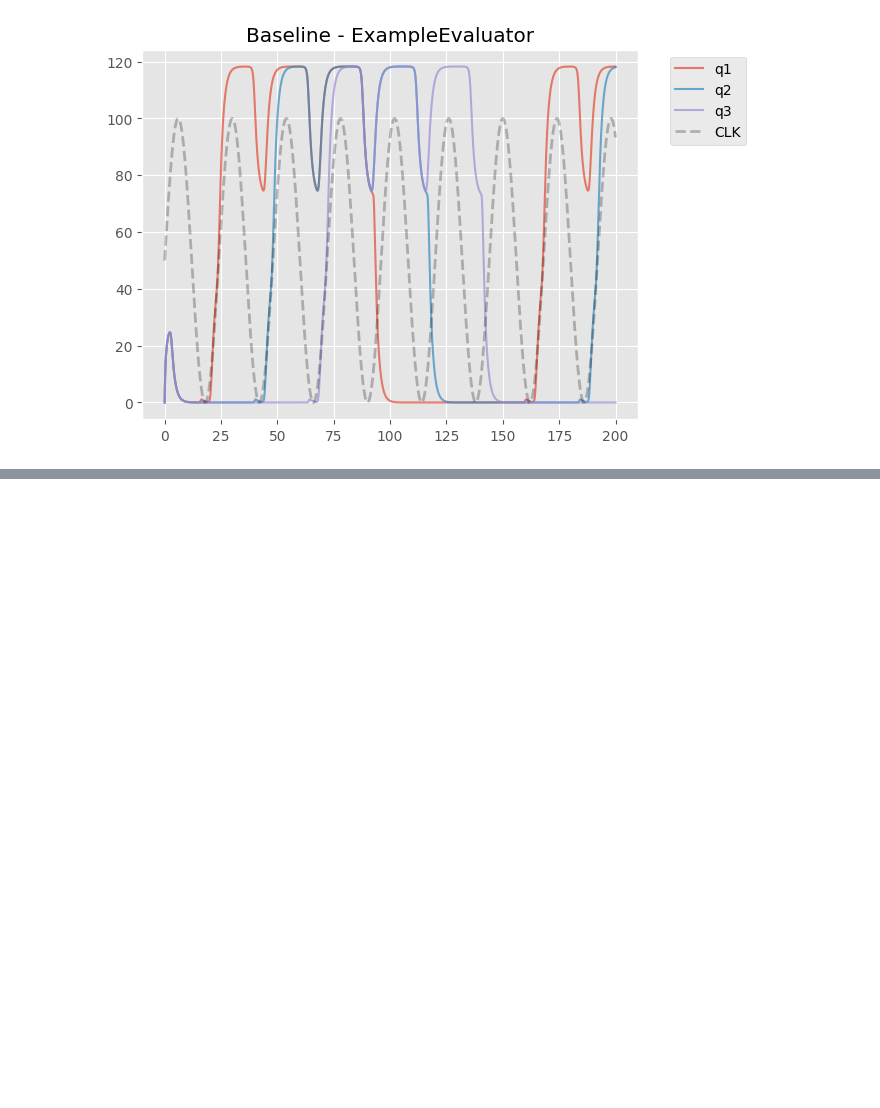
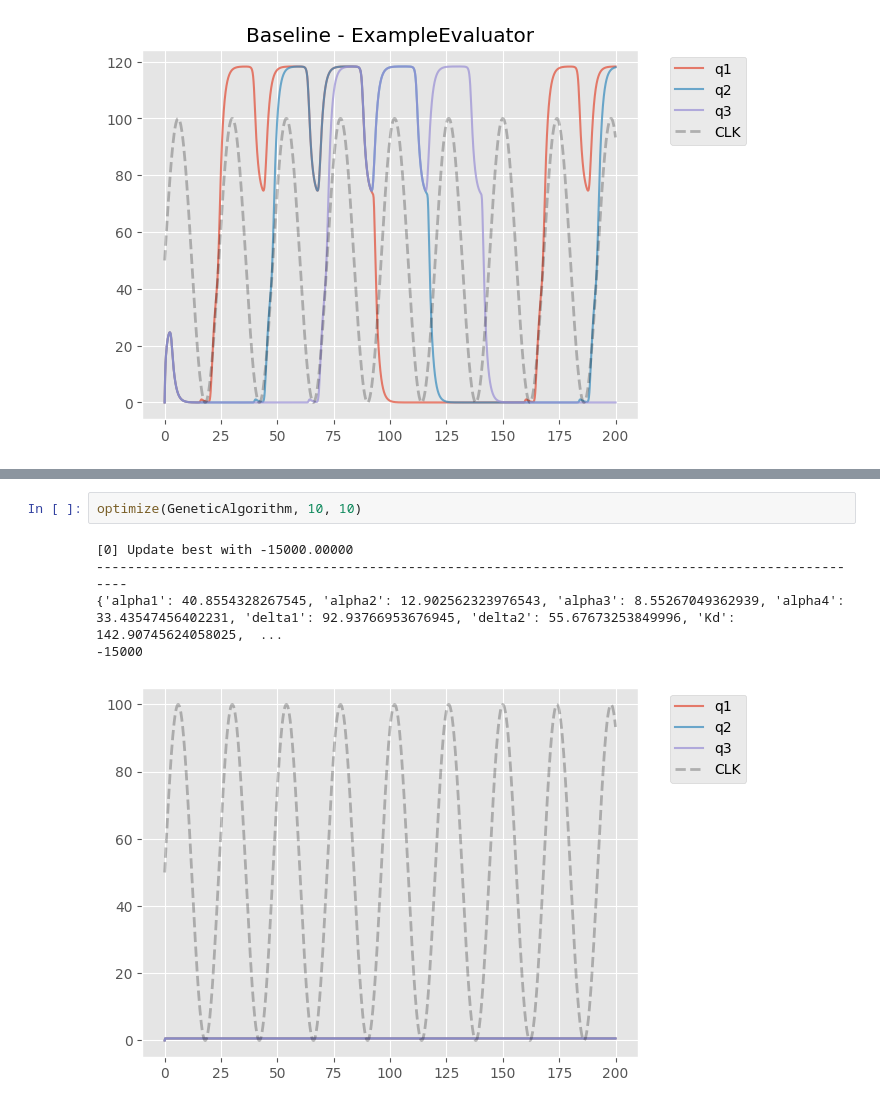
Before and after one commit to JanezSedeljsak/seq-circuit-param-optimization, a Jupyter notebook: notebook_v2.ipynb, the cells around one changed output, grey strips where cells are left out. Saved outputs shown, nothing was run; the diff lists cells and outputs as text; blank space fills up the shorter version.

```diff
--- a/notebook_v2.ipynb
+++ b/notebook_v2.ipynb
@@ -84,0 +46,8 @@ evaluation.simulate(algo='genetic')
+# %%
+optimize(GeneticAlgorithm, 10, 10)
+# %% [output]
+[0] Update best with -15000.00000
+----------------------------------------------------------------------------------------------------
+{'alpha1': 40.8554328267545, 'alpha2': 12.902562323976543, 'alpha3': 8.55267049362939, 'alpha4': 33.43547456402231, 'delta1': 92.93766953676945, 'delta2': 55.67673253849996, 'Kd': 142.90745624058025,  ...
+-15000
+[figure, added]
```
Also changed, not shown: parts of 11 cells of this notebook, 5 other files.
